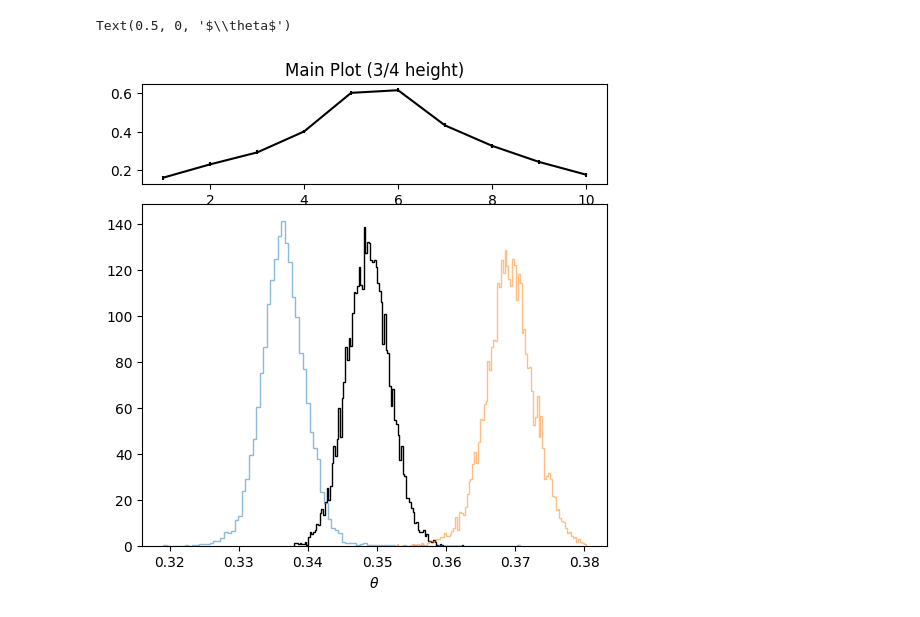
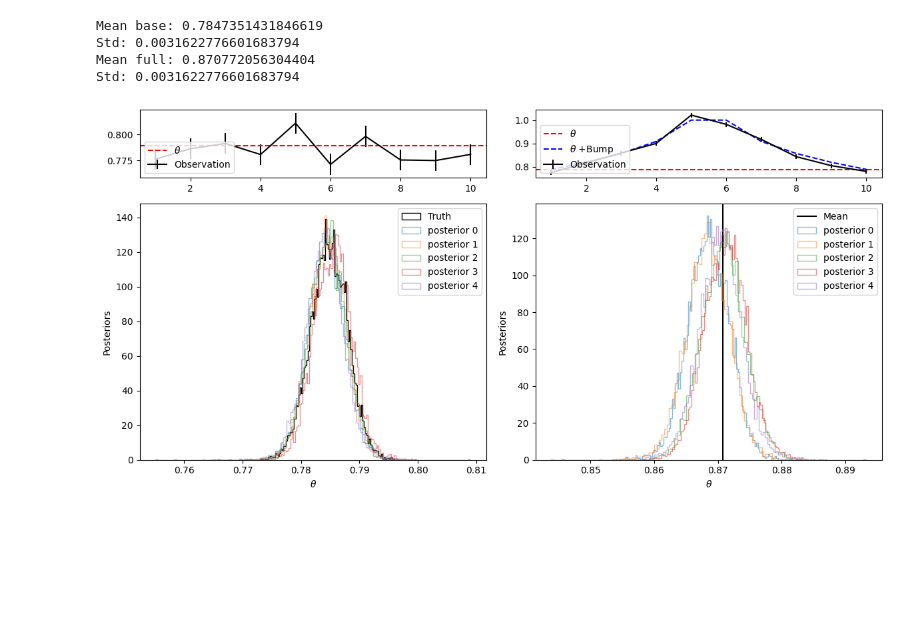
Before and after one commit to Mauropieroni/ACP-test-fork, a Jupyter notebook: scripts/notebooks_for_plots/plot_KL_extrapolation.ipynb, the cells around one changed output. Cells and saved outputs as stored; diff of their text form; code cells hidden in the pictures; blank space fills up the shorter version.

Commit message:
Added run with several nets + plots

```diff
--- a/scripts/notebooks_for_plots/plot_KL_extrapolation.ipynb
+++ b/scripts/notebooks_for_plots/plot_KL_extrapolation.ipynb
@@ -14,3 +56,20 @@ xx = torch.tensor((1 - np.abs( np.linspace(-1, 1, 10) ) **.25))
+# %%
+mean_base = float(observation_data.mean())
+std = .01 / np.sqrt(10)
+dd_base = np.random.normal(mean_base, std, 10000)
+print('Mean base:', mean_base)
+print('Std:', std)
+
+
+mean_full = float(full_data.mean())
+dd_full = np.random.normal(mean_full, std, 10000)
+print('Mean full:', mean_full)
+print('Std:', std)
+# %% [output]
+Mean base: 0.7847351431846619
+Std: 0.0031622776601683794
+Mean full: 0.870772056304404
+Std: 0.0031622776601683794
 # %%
 density_estimators = [
         ext.density_estimator_extrapolation(
@@ -28,9 +87,17 @@ for i in range(2):
 posteriors = []
 for i in range(ext.n_networks):
     posteriors.append(ext.DirectPosterior(density_estimators[i], ext.uniform_prior))
+# %%
+p_samples_base = np.zeros((ext.n_networks, ext.n_samples))
+for i in range(ext.n_networks):
+    p_samples_base[i] = posteriors[i].sample(
+                (ext.n_samples,), x=observation_data, show_progress_bars=False
+            ).numpy()
+# %%
+pp_samples_base = [p_samples_base[i][(p_samples_base[i] > mean_base -10 *std) & (p_samples_base[i] < mean_base +10 *std )] for i in range(n_networks)]
 # %%
-p_samples = np.zeros((ext.n_networks, ext.n_samples))
+p_samples_full = np.zeros((ext.n_networks, ext.n_samples))
 for i in range(ext.n_networks):
-    p_samples[i] = posteriors[i].sample(
-                (ext.n_samples,), x=ext.observation_data +xx, show_progress_bars=False
+    p_samples_full[i] = posteriors[i].sample(
+                (ext.n_samples,), x=full_data, show_progress_bars=False
             ).numpy()
@@ -41,23 +104,45 @@ dd = np.random.normal(mean, std, 10000)
 # %%
-pp_samples = [p_samples[i][(p_samples[i] > mean -10 *std) & (p_samples[i] < mean +10 *std )] for i in range(2)]
+pp_samples_full = [p_samples_full[i][(p_samples_full[i] > mean_full -10 *std) & (p_samples_full[i] < mean_full +10 *std )] for i in range(n_networks)]
 # %%
 # Create figure
-fig = plt.figure(figsize=(6, 6))
+fig = plt.figure(figsize=(12, 6))
 
 # Set up grid: 4 rows, 1 column (3 for main plot, 1 for small plot)
-gs = gridspec.GridSpec(4, 1, figure=fig)
+gs = gridspec.GridSpec(4, 2, figure=fig)
 
 # Main plot takes up 3/4 of the figure
-ax1 = fig.add_subplot(gs[0, 0])
-ax1.errorbar(np.arange(1, 11, 1), ext.observation_data +xx, yerr=.01, label='Observation', color='black')
-ax1.set_title('Main Plot (3/4 height)')
+ax11 = fig.add_subplot(gs[0, 0])
+ax11.errorbar(np.arange(1, 11, 1), observation_data, yerr=.01, label='Observation', color='black')
+ax11.axhline(observation_theta, color='red', linestyle='--', label=r'$\theta$')
+ax11.legend(loc=3)
+#ax11.set_title('Observation')
 
 # Smaller plot takes up 1/4 of the figure
-ax2 = fig.add_subplot(gs[1:4, 0])
-ax2.hist(dd, bins=100, density=True, label='Truth', histtype='step', color='black');
-ax2.hist(pp_samples[0], bins=100, density=True, alpha=.5, label='posterior 1', histtype='step');
-ax2.hist(pp_samples[1], bins=100, density=True, alpha=.5, label='posterior 2', histtype='step');
-ax2.set_xlabel(r'$\theta$')
+ax12 = fig.add_subplot(gs[1:4, 0])
+ax12.hist(dd_base, bins=100, density=True, label='Truth', histtype='step', color='black');
+for i in range(n_networks):
+    ax12.hist(pp_samples_base[i], bins=100, density=True, alpha=.5, label=f'posterior {i}', histtype='step');
+ax12.set_xlabel(r'$\theta$')
+ax12.set_ylabel('Posteriors')
+ax12.legend()
+
+# Main plot takes up 3/4 of the figure
+ax21 = fig.add_subplot(gs[0, 1])
+ax21.errorbar(np.arange(1, 11, 1), full_data, yerr=.01, label='Observation', color='black')
+ax21.axhline(observation_theta, color='red', linestyle='--', label=r'$\theta$')
+ax21.plot(np.arange(1, 11, 1), xx + observation_theta, color='blue', linestyle='--', label=r'$\theta$ +Bump')
+ax21.legend(loc=3)
+#ax21.set_title('Observation')
+
+# Smaller plot takes up 1/4 of the figure
+ax22 = fig.add_subplot(gs[1:4, 1])
+ax22.axvline(mean_full, label='Mean', color='black');
+for i in range(n_networks):
+    ax22.hist(pp_samples_full[i], bins=100, density=True, alpha=.5, label=f'posterior {i}', histtype='step');
+ax22.set_xlabel(r'$\theta$')
+ax22.set_ylabel('Posteriors')
+ax22.legend()
+
+fig.tight_layout()
 # %% [output]
-Text(0.5, 0, '$\\theta$')
-[figure, old version]
+[figure, new version]
```
Also changed, not shown: parts of 14 cells of this notebook, 8 other files.
